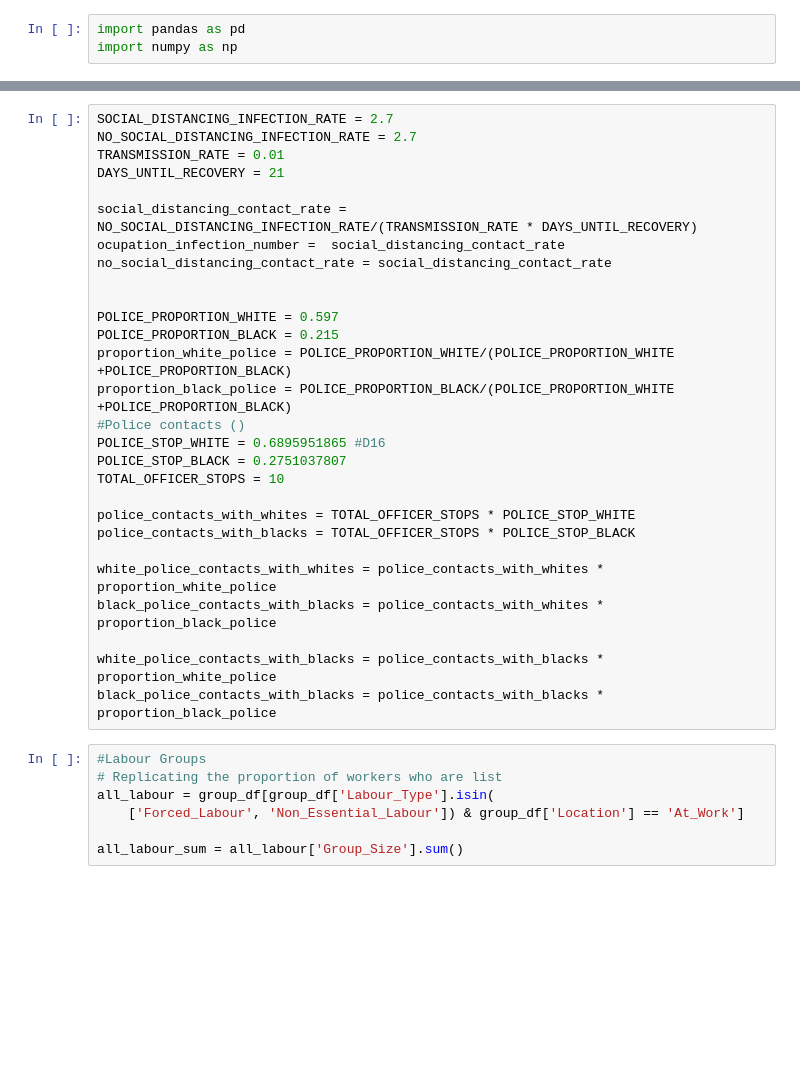
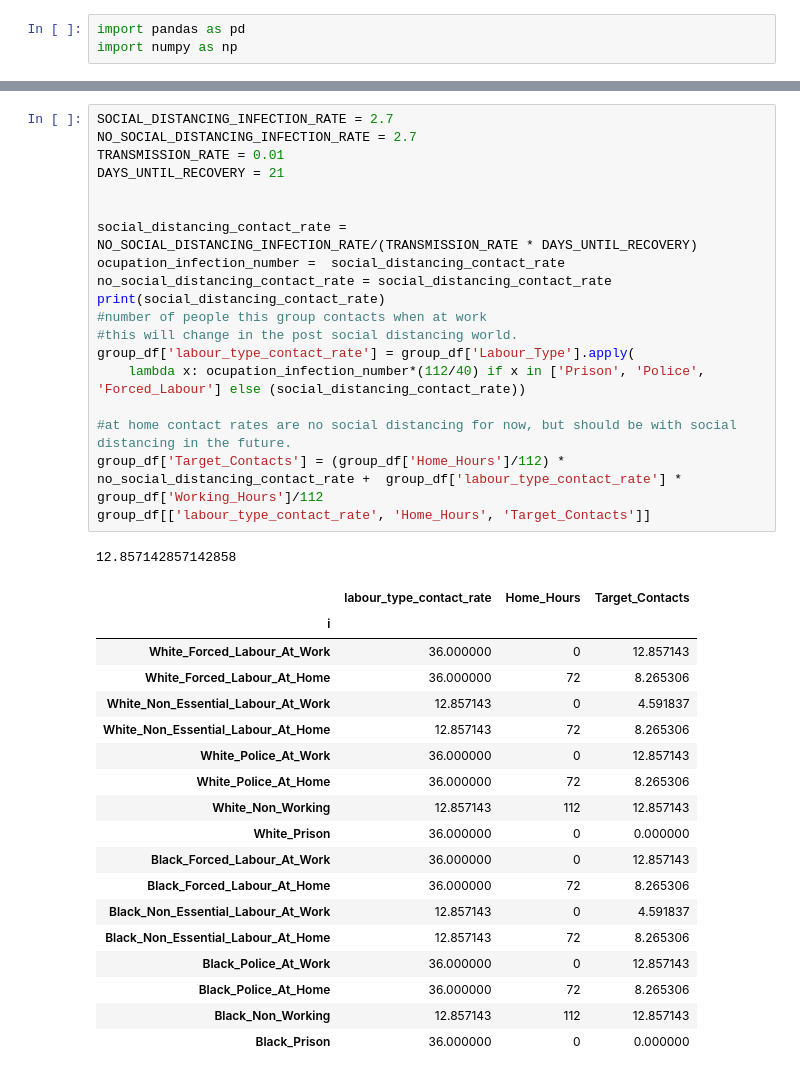
Before and after one commit to rachelwarren/CPE_Covid_Model, a Jupyter notebook: model/generate_matrix.ipynb, the cells around one changed output, grey strips where cells are left out. Drawn from its saved outputs; the diff is of its cells as text; blank space fills up the shorter version.

```diff
--- a/model/generate_matrix.ipynb
+++ b/model/generate_matrix.ipynb
@@ -226,35 +214,39 @@ See the caveats in the documentation: https://pandas.pydata.org/pandas-docs/stab
-# %%
-SOCIAL_DISTANCING_INFECTION_RATE = 2.7
-NO_SOCIAL_DISTANCING_INFECTION_RATE = 2.7
-TRANSMISSION_RATE = 0.01
-DAYS_UNTIL_RECOVERY = 21
-
-social_distancing_contact_rate = NO_SOCIAL_DISTANCING_INFECTION_RATE/(TRANSMISSION_RATE * DAYS_UNTIL_RECOVERY)
-ocupation_infection_number =  social_distancing_contact_rate
-no_social_distancing_contact_rate = social_distancing_contact_rate
-
-
-POLICE_PROPORTION_WHITE = 0.597
-POLICE_PROPORTION_BLACK = 0.215
-proportion_white_police = POLICE_PROPORTION_WHITE/(POLICE_PROPORTION_WHITE +POLICE_PROPORTION_BLACK)
-proportion_black_police = POLICE_PROPORTION_BLACK/(POLICE_PROPORTION_WHITE +POLICE_PROPORTION_BLACK)
-#Police contacts ()
-POLICE_STOP_WHITE = 0.6895951865 #D16
-POLICE_STOP_BLACK = 0.2751037807
-TOTAL_OFFICER_STOPS = 10
-
-police_contacts_with_whites = TOTAL_OFFICER_STOPS * POLICE_STOP_WHITE
-police_contacts_with_blacks = TOTAL_OFFICER_STOPS * POLICE_STOP_BLACK
-
-white_police_contacts_with_whites = police_contacts_with_whites *  proportion_white_police
-black_police_contacts_with_blacks = police_contacts_with_whites * proportion_black_police
-
-white_police_contacts_with_blacks = police_contacts_with_blacks *  proportion_white_police
-black_police_contacts_with_blacks = police_contacts_with_blacks * proportion_black_police
-# %%
-#Labour Groups
-# Replicating the proportion of workers who are list
-all_labour = group_df[group_df['Labour_Type'].isin(
-    ['Forced_Labour', 'Non_Essential_Labour']) & group_df['Location'] == 'At_Work']
-
-all_labour_sum = all_labour['Group_Size'].sum()
+# %%
+SOCIAL_DISTANCING_INFECTION_RATE = 2.7
+NO_SOCIAL_DISTANCING_INFECTION_RATE = 2.7
+TRANSMISSION_RATE = 0.01
+DAYS_UNTIL_RECOVERY = 21
+
+
+social_distancing_contact_rate = NO_SOCIAL_DISTANCING_INFECTION_RATE/(TRANSMISSION_RATE * DAYS_UNTIL_RECOVERY)
+ocupation_infection_number =  social_distancing_contact_rate
+no_social_distancing_contact_rate = social_distancing_contact_rate
+print(social_distancing_contact_rate)
+#number of people this group contacts when at work
+#this will change in the post social distancing world.
+group_df['labour_type_contact_rate'] = group_df['Labour_Type'].apply(
+    lambda x: ocupation_infection_number*(112/40) if x in ['Prison', 'Police', 'Forced_Labour'] else (social_distancing_contact_rate))
+
+#at home contact rates are no social distancing for now, but should be with social distancing in the future.
+group_df['Target_Contacts'] = (group_df['Home_Hours']/112) * no_social_distancing_contact_rate +  group_df['labour_type_contact_rate'] * group_df['Working_Hours']/112
+group_df[['labour_type_contact_rate', 'Home_Hours', 'Target_Contacts']]
+# %% [output]
+12.857142857142858
+|  | labour_type_contact_rate | Home_Hours | Target_Contacts |
+| i |  |  |  |
+| White_Forced_Labour_At_Work | 36.000000 | 0 | 12.857143 |
+| White_Forced_Labour_At_Home | 36.000000 | 72 | 8.265306 |
+| White_Non_Essential_Labour_At_Work | 12.857143 | 0 | 4.591837 |
+| White_Non_Essential_Labour_At_Home | 12.857143 | 72 | 8.265306 |
+| White_Police_At_Work | 36.000000 | 0 | 12.857143 |
+| White_Police_At_Home | 36.000000 | 72 | 8.265306 |
+| White_Non_Working | 12.857143 | 112 | 12.857143 |
+| White_Prison | 36.000000 | 0 | 0.000000 |
+| Black_Forced_Labour_At_Work | 36.000000 | 0 | 12.857143 |
+| Black_Forced_Labour_At_Home | 36.000000 | 72 | 8.265306 |
+| Black_Non_Essential_Labour_At_Work | 12.857143 | 0 | 4.591837 |
+| Black_Non_Essential_Labour_At_Home | 12.857143 | 72 | 8.265306 |
+| Black_Police_At_Work | 36.000000 | 0 | 12.857143 |
+| Black_Police_At_Home | 36.000000 | 72 | 8.265306 |
+| Black_Non_Working | 12.857143 | 112 | 12.857143 |
+| Black_Prison | 36.000000 | 0 | 0.000000 |
```
Also changed, not shown: parts of 18 cells of this notebook.
